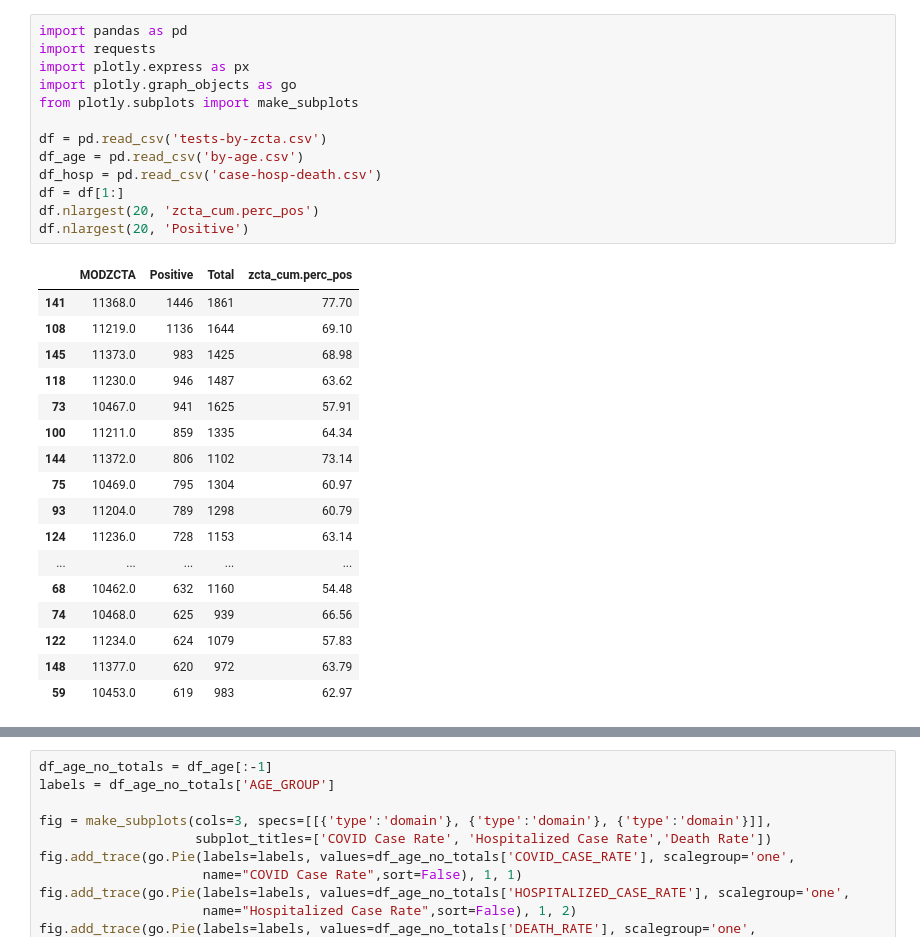
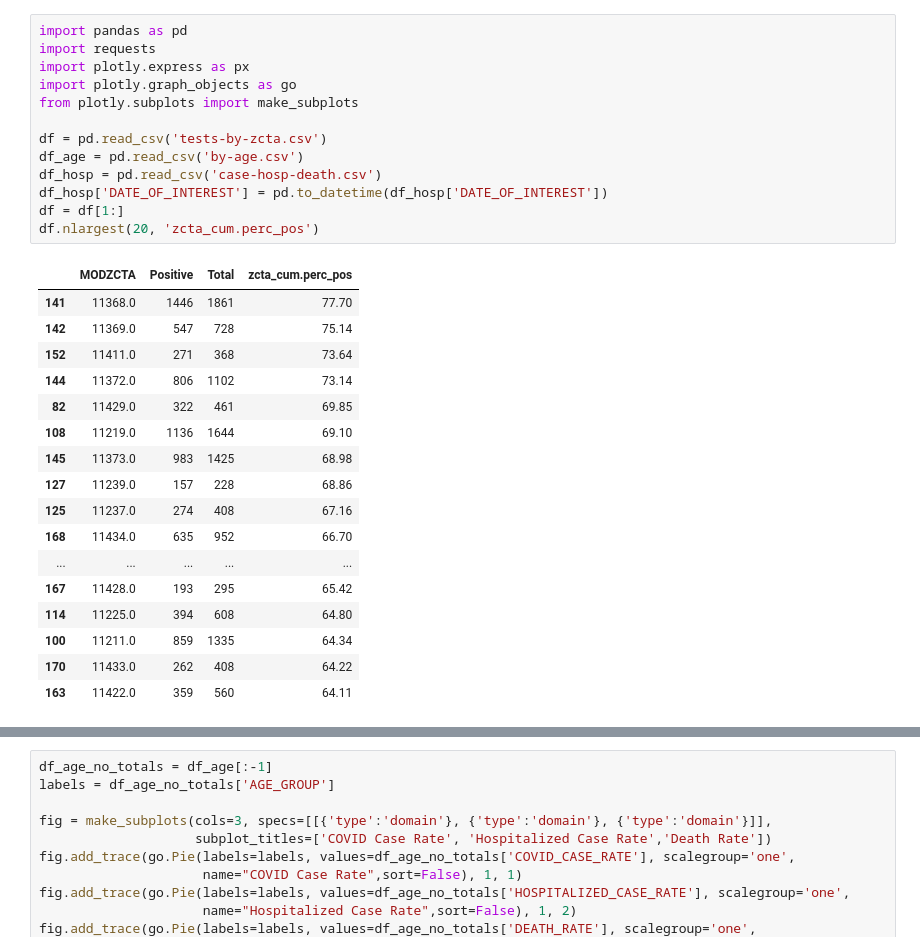
Before and after one commit to mattygyo/coronavirus-data, a Jupyter notebook: NYC Dept. Health Data.ipynb, the cells around one changed output, grey strips where cells are left out. Cells and saved outputs as stored; diff of their text form.

```diff
--- a/NYC Dept. Health Data.ipynb
+++ b/NYC Dept. Health Data.ipynb
@@ -1,32 +1,32 @@
 # %%
 import pandas as pd
 import requests
 import plotly.express as px
 import plotly.graph_objects as go
 from plotly.subplots import make_subplots
 
 df = pd.read_csv('tests-by-zcta.csv')
 df_age = pd.read_csv('by-age.csv')
 df_hosp = pd.read_csv('case-hosp-death.csv')
+df_hosp['DATE_OF_INTEREST'] = pd.to_datetime(df_hosp['DATE_OF_INTEREST'])
 df = df[1:]
 df.nlargest(20, 'zcta_cum.perc_pos')
-df.nlargest(20, 'Positive')
 # %% [output]
 |  | MODZCTA | Positive | Total | zcta_cum.perc_pos |
 | 141 | 11368.0 | 1446 | 1861 | 77.70 |
+| 142 | 11369.0 | 547 | 728 | 75.14 |
+| 152 | 11411.0 | 271 | 368 | 73.64 |
+| 144 | 11372.0 | 806 | 1102 | 73.14 |
+| 82 | 11429.0 | 322 | 461 | 69.85 |
 | 108 | 11219.0 | 1136 | 1644 | 69.10 |
 | 145 | 11373.0 | 983 | 1425 | 68.98 |
-| 118 | 11230.0 | 946 | 1487 | 63.62 |
-| 73 | 10467.0 | 941 | 1625 | 57.91 |
+| 127 | 11239.0 | 157 | 228 | 68.86 |
+| 125 | 11237.0 | 274 | 408 | 67.16 |
+| 168 | 11434.0 | 635 | 952 | 66.70 |
+| ... | ... | ... | ... | ... |
+| 167 | 11428.0 | 193 | 295 | 65.42 |
+| 114 | 11225.0 | 394 | 608 | 64.80 |
 | 100 | 11211.0 | 859 | 1335 | 64.34 |
-| 144 | 11372.0 | 806 | 1102 | 73.14 |
-| 75 | 10469.0 | 795 | 1304 | 60.97 |
-| 93 | 11204.0 | 789 | 1298 | 60.79 |
-| 124 | 11236.0 | 728 | 1153 | 63.14 |
-| ... | ... | ... | ... | ... |
-| 68 | 10462.0 | 632 | 1160 | 54.48 |
-| 74 | 10468.0 | 625 | 939 | 66.56 |
-| 122 | 11234.0 | 624 | 1079 | 57.83 |
-| 148 | 11377.0 | 620 | 972 | 63.79 |
-| 59 | 10453.0 | 619 | 983 | 62.97 |
+| 170 | 11433.0 | 262 | 408 | 64.22 |
+| 163 | 11422.0 | 359 | 560 | 64.11 |
 # %%
```
Also changed, not shown: parts of 3 cells of this notebook.
